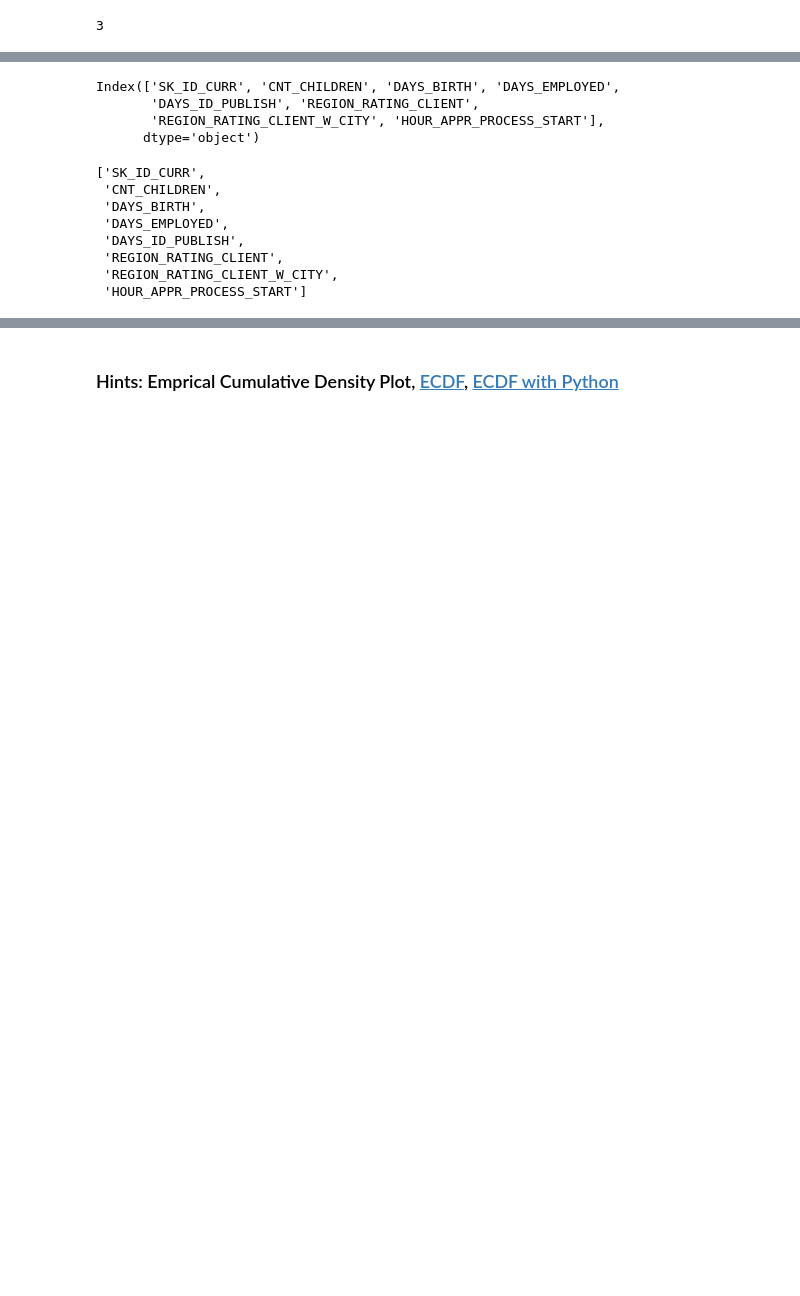
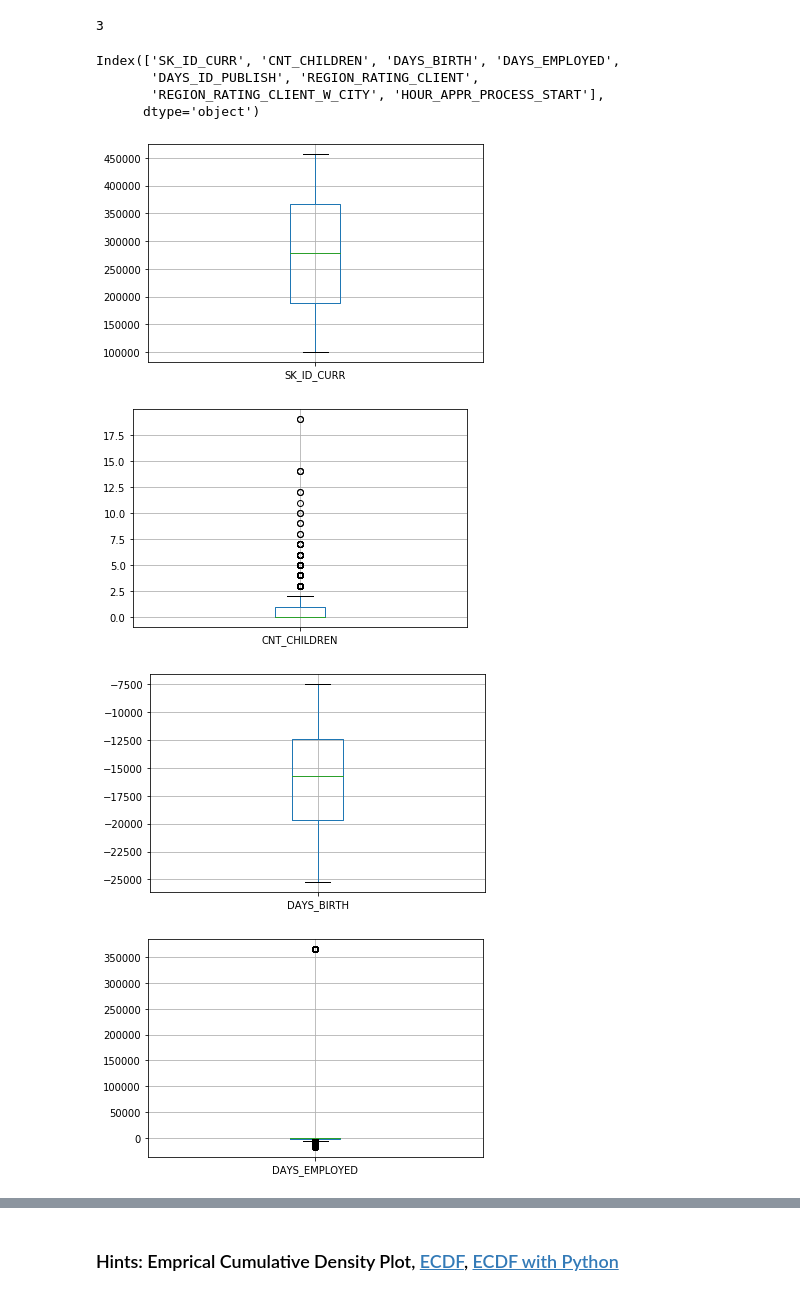
Before and after one commit to aaron0319/1st-DL-CVMarathon, a Jupyter notebook: Day_009_HW.ipynb, the cells around one changed output, grey strips where cells are left out. Saved outputs shown, nothing was run; the diff lists cells and outputs as text; code cells hidden in the pictures; blank space fills up the shorter version.

```diff
--- a/Day_009_HW.ipynb
+++ b/Day_009_HW.ipynb
@@ -104,21 +121,31 @@ app_train.dtypes.nunique()
+# %%
+app_train[numeric_columns].columns[list(app_train[numeric_columns].apply(lambda x : len(x.unique()) != 2))]
+# %% [output]
+Index(['SK_ID_CURR', 'CNT_CHILDREN', 'DAYS_BIRTH', 'DAYS_EMPLOYED',
+       'DAYS_ID_PUBLISH', 'REGION_RATING_CLIENT',
+       'REGION_RATING_CLIENT_W_CITY', 'HOUR_APPR_PROCESS_START'],
+      dtype='object')
 # %%
 # 先篩選數值型的欄位
-app_train.dtype()
 """
 YOUR CODE HERE, fill correct data types (for example str, float, int, ...)
 """
-dtype_select = []
+numeric_columns = list(app_train.columns[list(app_train.dtypes.isin([np.int64, np.float64]))])
 
-numeric_columns = list(app_train.columns[list(app_train.dtypes.isin(dtype_select))])
 
 # 再把只有 2 值 (通常是 0,1) 的欄位去掉
 numeric_columns = list(app_train[numeric_columns].columns[list(app_train[numeric_columns].apply(lambda x:len(x.unique())!=2 ))])
-print("Numbers of remain columns" % len(numeric_columns))
+
 
 # 檢視這些欄位的數值範圍
+"""
+Your CODE HERE, make the box plot
+"""
 for col in numeric_columns:
-    """
-    Your CODE HERE, make the box plot
-    """
-
+    app_train.boxplot(col)
     plt.show()
+# %% [output]
+[figure, added]
+[figure, added]
+[figure, added]
+[figure, added]
@@ -138,18 +161,0 @@ numeric_columns = dtype_select
-# %%
-(app_train[numeric_columns].columns[list(app_train[numeric_columns].apply(lambda x:len(x.unique())!=2))])
-# %% [output]
-Index(['SK_ID_CURR', 'CNT_CHILDREN', 'DAYS_BIRTH', 'DAYS_EMPLOYED',
-       'DAYS_ID_PUBLISH', 'REGION_RATING_CLIENT',
-       'REGION_RATING_CLIENT_W_CITY', 'HOUR_APPR_PROCESS_START'],
-      dtype='object')
-# %%
-list(app_train[numeric_columns].columns[list(app_train[numeric_columns].apply(lambda x:len(x.unique())!=2))])
-# %% [output]
-['SK_ID_CURR',
- 'CNT_CHILDREN',
- 'DAYS_BIRTH',
- 'DAYS_EMPLOYED',
- 'DAYS_ID_PUBLISH',
- 'REGION_RATING_CLIENT',
- 'REGION_RATING_CLIENT_W_CITY',
- 'HOUR_APPR_PROCESS_START']
```
Also changed, not shown: parts of 16 cells of this notebook.
